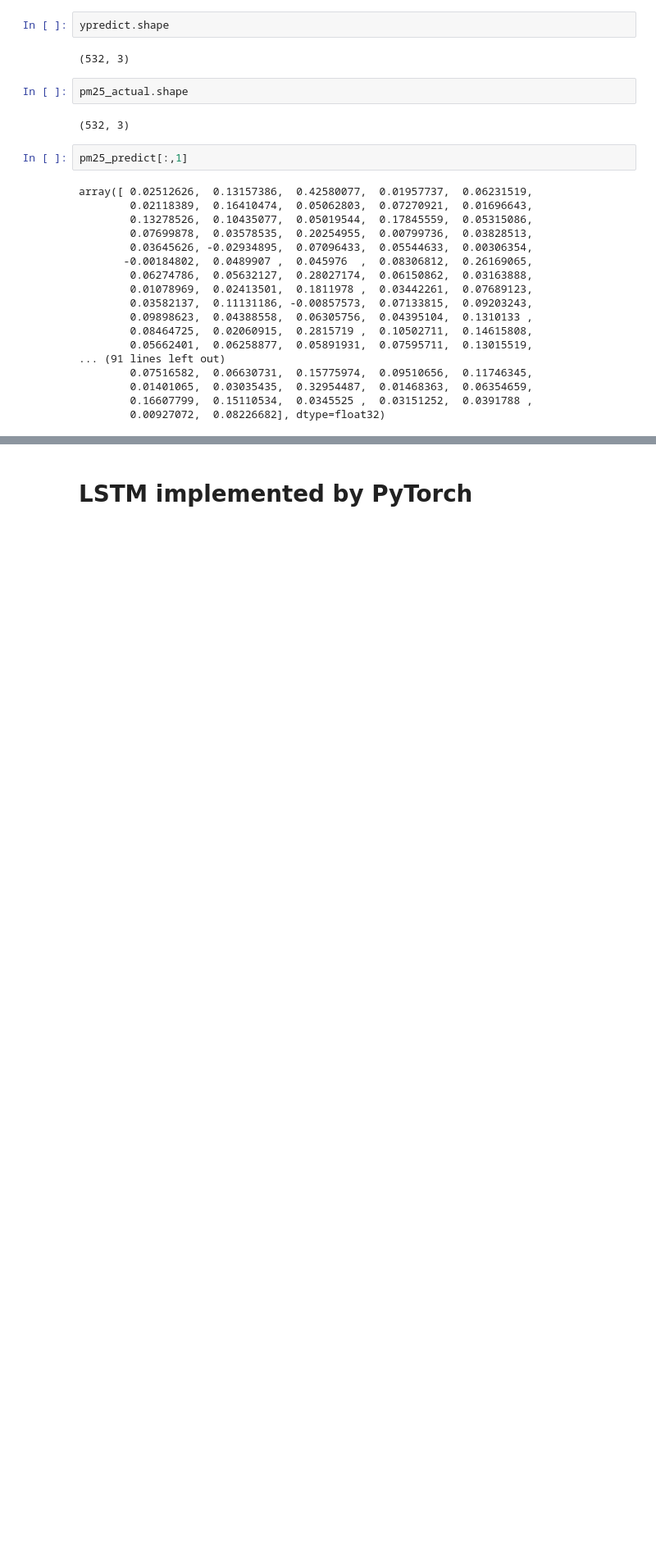
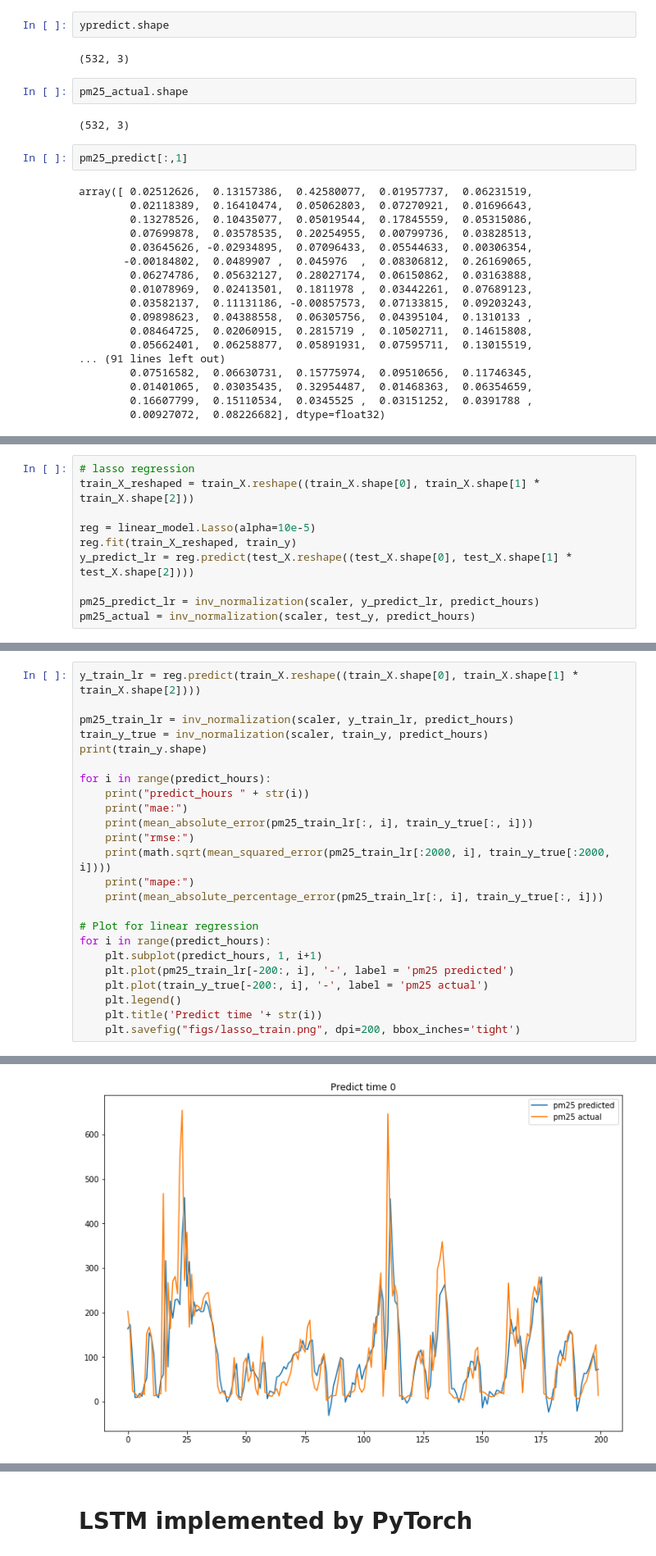
Before and after one commit to luoweimeng/Air-Quality, a Jupyter notebook: LSTM.ipynb, the cells around one changed output, grey strips where cells are left out. Shown at 82% size. Drawn from its saved outputs; the diff is of its cells as text; blank space fills up the shorter version.

```diff
--- a/LSTM.ipynb
+++ b/LSTM.ipynb
@@ -321,0 +376,10 @@ array([ 0.02512626,  0.13157386,  0.42580077,  0.01957737,  0.06231519,
+# %%
+# lasso regression
+train_X_reshaped = train_X.reshape((train_X.shape[0], train_X.shape[1] * train_X.shape[2]))
+
+reg = linear_model.Lasso(alpha=10e-5)
+reg.fit(train_X_reshaped, train_y)
+y_predict_lr = reg.predict(test_X.reshape((test_X.shape[0], test_X.shape[1] * test_X.shape[2])))
+
+pm25_predict_lr = inv_normalization(scaler, y_predict_lr, predict_hours)
+pm25_actual = inv_normalization(scaler, test_y, predict_hours)
@@ -321,0 +388,25 @@ array([ 0.02512626,  0.13157386,  0.42580077,  0.01957737,  0.06231519,
+# %%
+y_train_lr = reg.predict(train_X.reshape((train_X.shape[0], train_X.shape[1] * train_X.shape[2])))
+
+pm25_train_lr = inv_normalization(scaler, y_train_lr, predict_hours)
+train_y_true = inv_normalization(scaler, train_y, predict_hours)
+print(train_y.shape)
+
+for i in range(predict_hours):
+    print("predict_hours " + str(i))
+    print("mae:")
+    print(mean_absolute_error(pm25_train_lr[:, i], train_y_true[:, i]))
+    print("rmse:")
+    print(math.sqrt(mean_squared_error(pm25_train_lr[:2000, i], train_y_true[:2000, i])))
+    print("mape:")
+    print(mean_absolute_percentage_error(pm25_train_lr[:, i], train_y_true[:, i]))
+
+# Plot for linear regression
+for i in range(predict_hours):
+    plt.subplot(predict_hours, 1, i+1)
+    plt.plot(pm25_train_lr[-200:, i], '-', label = 'pm25 predicted')
+    plt.plot(train_y_true[-200:, i], '-', label = 'pm25 actual')
+    plt.legend()
+    plt.title('Predict time '+ str(i))
+    plt.savefig("figs/lasso_train.png", dpi=200, bbox_inches='tight')
+# %% [output]
@@ -321,0 +422 @@ array([ 0.02512626,  0.13157386,  0.42580077,  0.01957737,  0.06231519,
+[figure, added]
```
Also changed, not shown: parts of 24 cells of this notebook, 15 other files.
